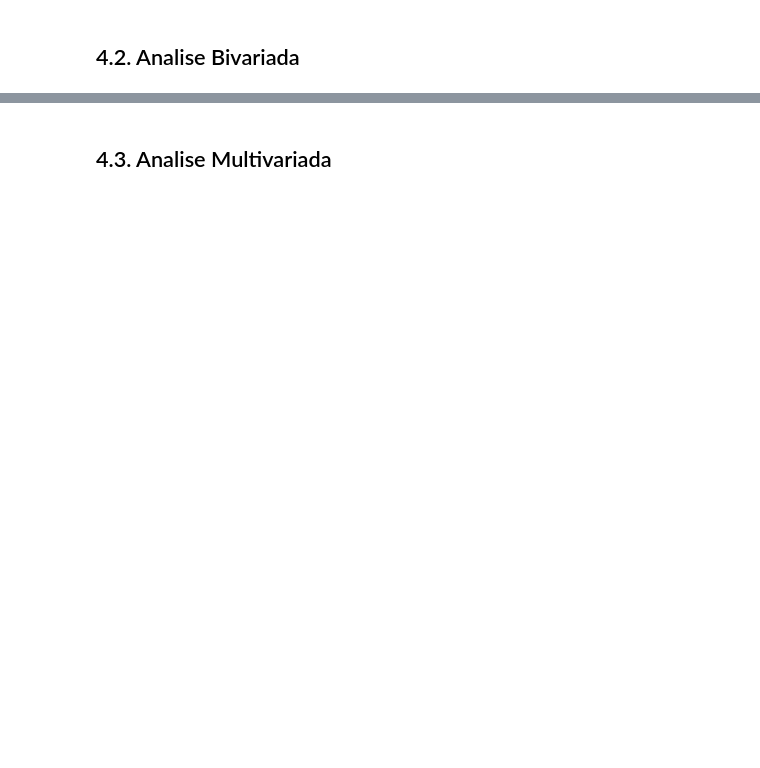
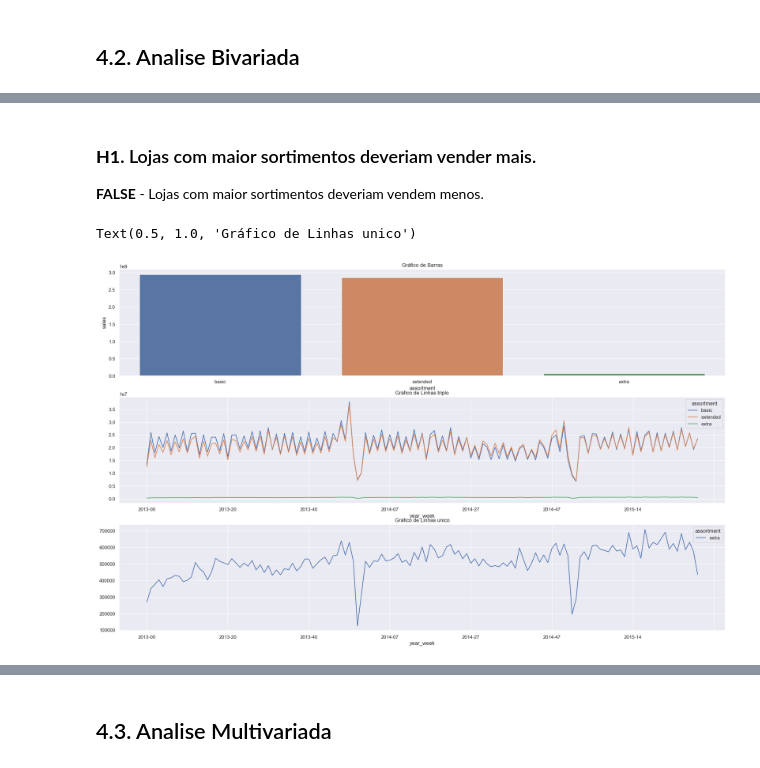
Before and after one commit to HallanMiranda/Ds_Producao-Rossman, a Jupyter notebook: Rossmann.ipynb, the cells around one changed output, grey strips where cells are left out. Drawn from its saved outputs; the diff is of its cells as text; code cells hidden in the pictures; blank space fills up the shorter version.

```diff
--- a/Rossmann.ipynb
+++ b/Rossmann.ipynb
@@ -587,0 +592,29 @@ plt.show()
+# %% [markdown]
+### **H1.** Lojas com maior sortimentos deveriam vender mais.
+
+**FALSE**   - Lojas com maior sortimentos deveriam vendem menos.
+# %%
+
+# Criando a figura e os subplots
+fig, (ax1, ax2, ax3) = plt.subplots(3, 1,  figsize=(25, 15))
+
+# Plotando o primeiro gráfico no primeiro subplot
+aux1 = df4.groupby('assortment')['sales'].sum().reset_index()
+sns.barplot(x='assortment', y='sales', data=aux1, ax=ax1);
+ax1.set_title('Gráfico de Barras')
+
+# Plotando o segundo gráfico no segundo subplot
+aux2 = df4.groupby(['year_week', 'assortment'])[
+    'sales', 'assortment', 'year_week'].sum().reset_index()
+aux2.pivot(index='year_week', columns='assortment',
+            values='sales').plot(ax=ax2);
+ax2.set_title('Gráfico de Linhas triplo')
+
+
+aux3 = aux2[aux2['assortment'] == 'extra']
+aux3.pivot(index='year_week', columns='assortment',
+           values='sales').plot(ax=ax3);
+ax3.set_title('Gráfico de Linhas unico')
+# %% [output]
+Text(0.5, 1.0, 'Gráfico de Linhas unico')
+[figure, added]
```
Also changed, not shown: parts of 26 cells of this notebook.
